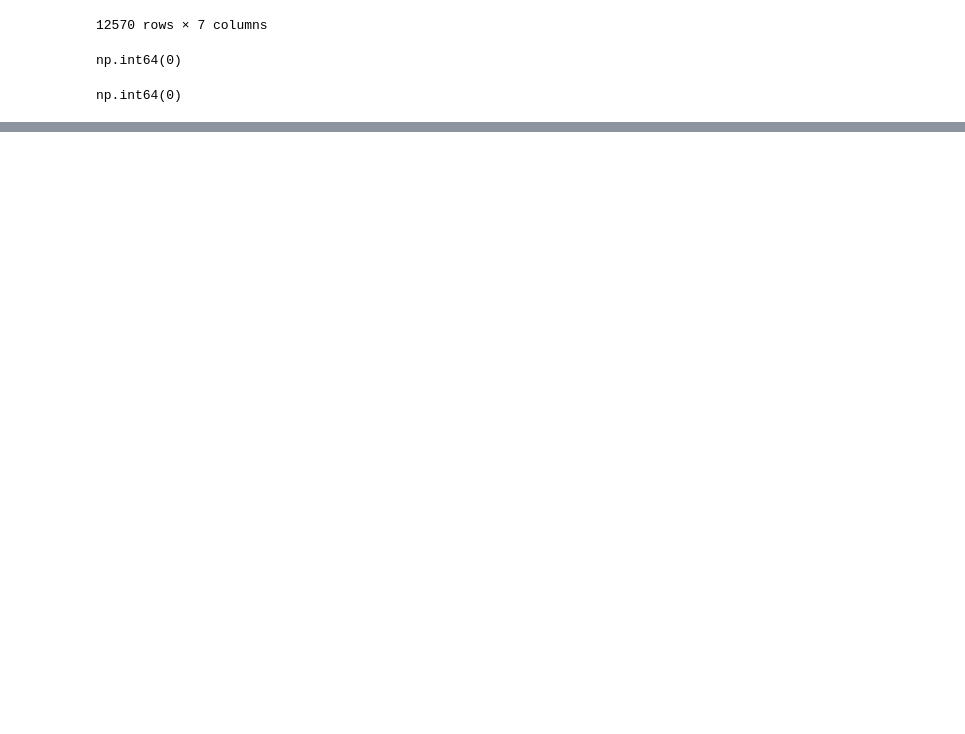
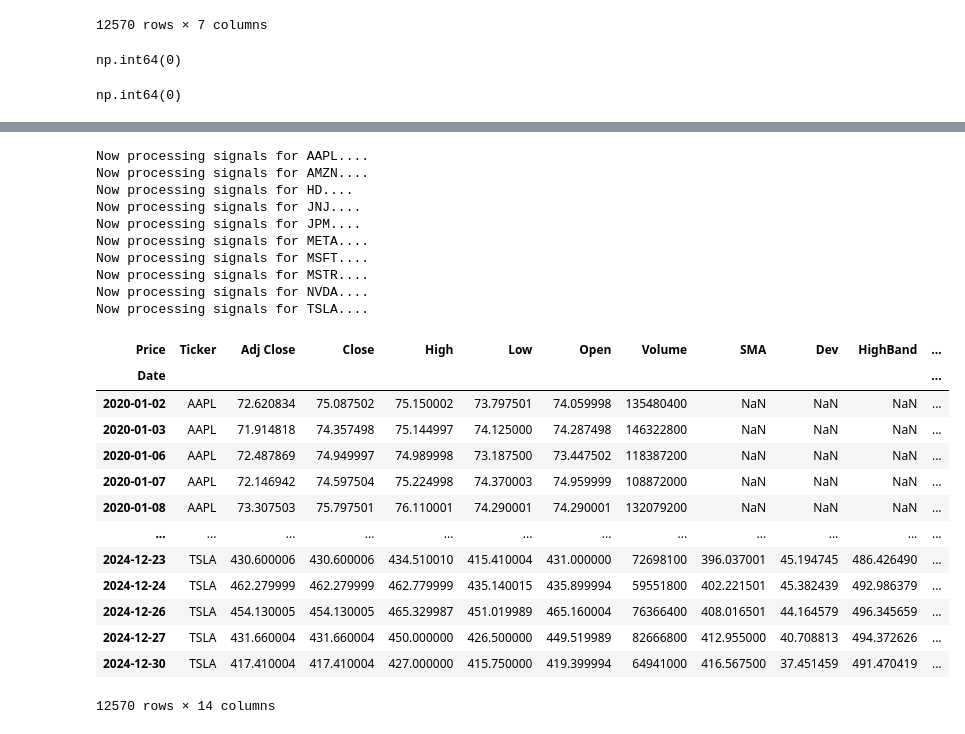
Before and after one commit to Imperial-Business-School/python-for-finance-poonnnt, a Jupyter notebook: Individual Assignment.ipynb, the cells around one changed output, grey strips where cells are left out. Drawn from its saved outputs; the diff is of its cells as text; code cells hidden in the pictures; blank space fills up the shorter version.

```diff
--- a/Individual Assignment.ipynb
+++ b/Individual Assignment.ipynb
@@ -60,0 +99,61 @@ np.int64(0)
+# %%
+def bollinger_band(dfi):
+    # Bollinger Bands calculation
+    dfi["SMA"] = dfi["Close"].rolling(window=20).mean()
+    dfi["Dev"] = dfi["Close"].rolling(window=20).std()
+    dfi["HighBand"] = dfi["SMA"] + 2 * dfi["Dev"]
+    dfi["MiddleBand"] = dfi["SMA"]
+    dfi["LowBand"] = dfi["SMA"]  - 2 * dfi["Dev"]
+
+    dfi["Signal"] = 0
+
+    # Entry Signals
+    dfi["Signal"] = np.where(dfi.LowBand > dfi.Close, 1, dfi.Signal)
+    dfi["Signal"]= np.where(dfi.Close > dfi.HighBand, -1, dfi.Signal)
+
+    # Exit Signals
+    dfi["Signal"] = np.where((dfi.Signal.shift(1) == 1) & (dfi.Close >= dfi.SMA), 0, dfi.Signal)
+    dfi["Signal"] = np.where((dfi.Signal.shift(1) == -1) & (dfi.Close <= dfi.SMA), 0, dfi.Signal)
+
+    dfi["Signal"] = np.where(dfi.SMA.isna(), 0, dfi.Signal)
+
+   # dfi["Position"] = dfi.Signal.replace(to_replace=0, method='ffill').fillna(0)
+    dfi["Position"] = dfi.Signal.shift()
+
+    return dfi
+
+grouped = df.groupby("Ticker")
+
+groups = []
+for name, group in grouped:
+    print(f"Now processing signals for {name}....")
+    signals = bollinger_band(group)
+    groups.append(signals)
+
+df = pd.concat(groups)
+df
+# %% [output]
+Now processing signals for AAPL....
+Now processing signals for AMZN....
+Now processing signals for HD....
+Now processing signals for JNJ....
+Now processing signals for JPM....
+Now processing signals for META....
+Now processing signals for MSFT....
+Now processing signals for MSTR....
+Now processing signals for NVDA....
+Now processing signals for TSLA....
+| Price | Ticker | Adj Close | Close | High | Low | Open | Volume | SMA | Dev | HighBand | ... |
+| Date |  |  |  |  |  |  |  |  |  |  | ... |
+| 2020-01-02 | AAPL | 72.620834 | 75.087502 | 75.150002 | 73.797501 | 74.059998 | 135480400 | NaN | NaN | NaN | ... |
+| 2020-01-03 | AAPL | 71.914818 | 74.357498 | 75.144997 | 74.125000 | 74.287498 | 146322800 | NaN | NaN | NaN | ... |
+| 2020-01-06 | AAPL | 72.487869 | 74.949997 | 74.989998 | 73.187500 | 73.447502 | 118387200 | NaN | NaN | NaN | ... |
+| 2020-01-07 | AAPL | 72.146942 | 74.597504 | 75.224998 | 74.370003 | 74.959999 | 108872000 | NaN | NaN | NaN | ... |
+| 2020-01-08 | AAPL | 73.307503 | 75.797501 | 76.110001 | 74.290001 | 74.290001 | 132079200 | NaN | NaN | NaN | ... |
+| ... | ... | ... | ... | ... | ... | ... | ... | ... | ... | ... | ... |
+| 2024-12-23 | TSLA | 430.600006 | 430.600006 | 434.510010 | 415.410004 | 431.000000 | 72698100 | 396.037001 | 45.194745 | 486.426490 | ... |
+| 2024-12-24 | TSLA | 462.279999 | 462.279999 | 462.779999 | 435.140015 | 435.899994 | 59551800 | 402.221501 | 45.382439 | 492.986379 | ... |
+| 2024-12-26 | TSLA | 454.130005 | 454.130005 | 465.329987 | 451.019989 | 465.160004 | 76366400 | 408.016501 | 44.164579 | 496.345659 | ... |
+| 2024-12-27 | TSLA | 431.660004 | 431.660004 | 450.000000 | 426.500000 | 449.519989 | 82666800 | 412.955000 | 40.708813 | 494.372626 | ... |
+| 2024-12-30 | TSLA | 417.410004 | 417.410004 | 427.000000 | 415.750000 | 419.399994 | 64941000 | 416.567500 | 37.451459 | 491.470419 | ... |
+12570 rows × 14 columns
```
Also changed, not shown: parts of 3 cells of this notebook, 4 other files.
